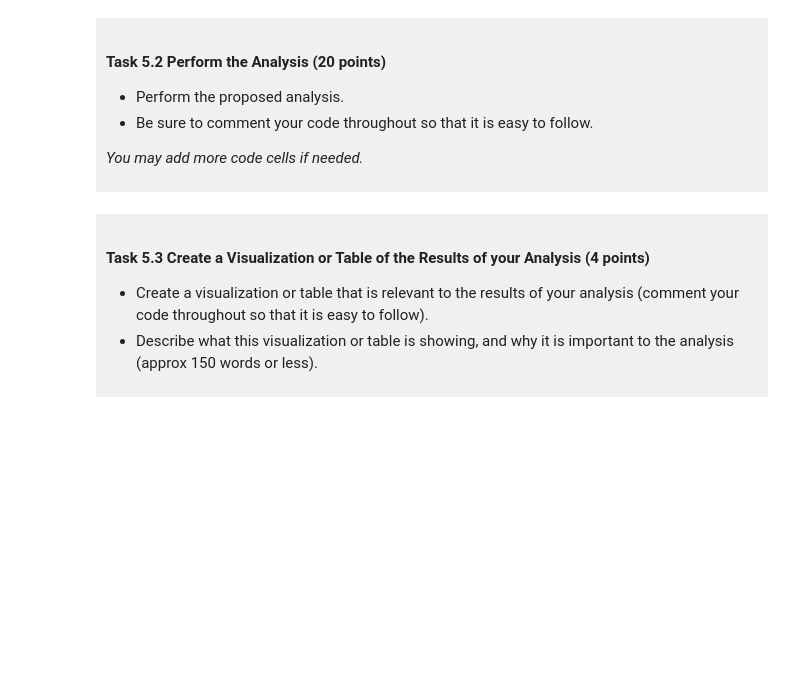
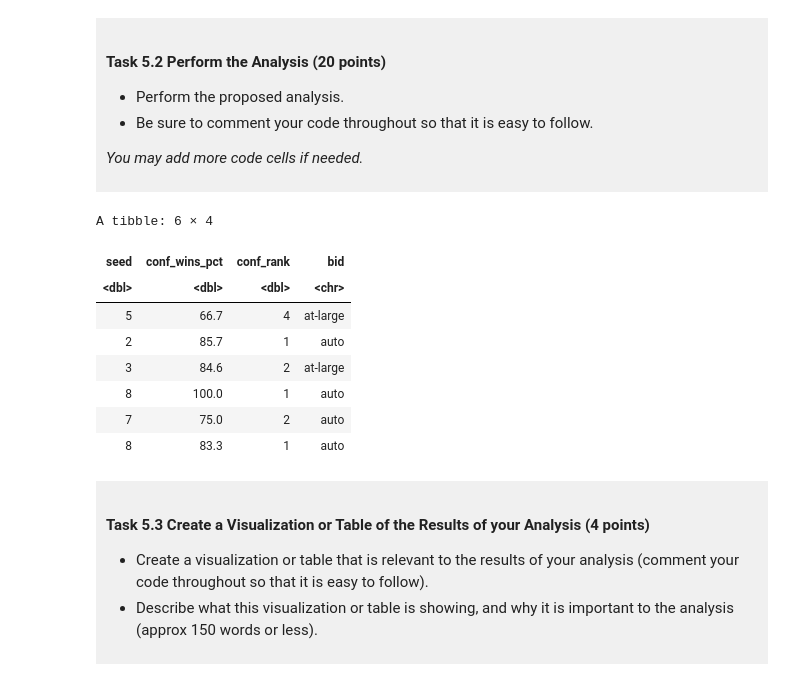
Before and after one commit to reyvet/dsci-100-project-betty-wu, a Jupyter notebook: dsci-100-project-notebook.ipynb, the cells around one changed output. Saved outputs shown, nothing was run; the diff lists cells and outputs as text; code cells hidden in the pictures; blank space fills up the shorter version.

Commit message:
cleaned the data for 2nd time
only infos on numerical values and classification variable are left, set the seed to 0726

```diff
--- a/dsci-100-project-notebook.ipynb
+++ b/dsci-100-project-notebook.ipynb
@@ -481,0 +480,22 @@ This is a *draft*, we require a commit at this stage but it does not need to be
+# %%
+# removed the year, conference and school columns, they are not needed for predictions
+conf_data <- tidy_data |>
+    select(-year, -school, -conference) |>
+    select(-conf_wins, -conf_losses) |>
+# informations of conf_wins and conf_losses are similar to conf_wins_pct
+# thus instead of using those two column, just replace them with conf_wins_pct
+    drop_na()
+# K classification cannot calculate the distance when there are NA in the data
+# the drop_na() function is found online in the tidyverse package
+# source is cited in the reference section
+head(conf_data)
+# %% [output]
+A tibble: 6 × 4
+| seed | conf_wins_pct | conf_rank | bid |
+| <dbl> | <dbl> | <dbl> | <chr> |
+| 5 | 66.7 | 4 | at-large |
+| 2 | 85.7 | 1 | auto |
+| 3 | 84.6 | 2 | at-large |
+| 8 | 100.0 | 1 | auto |
+| 7 | 75.0 | 2 | auto |
+| 8 | 83.3 | 1 | auto |
```
Also changed, not shown: parts of 3 cells of this notebook.
